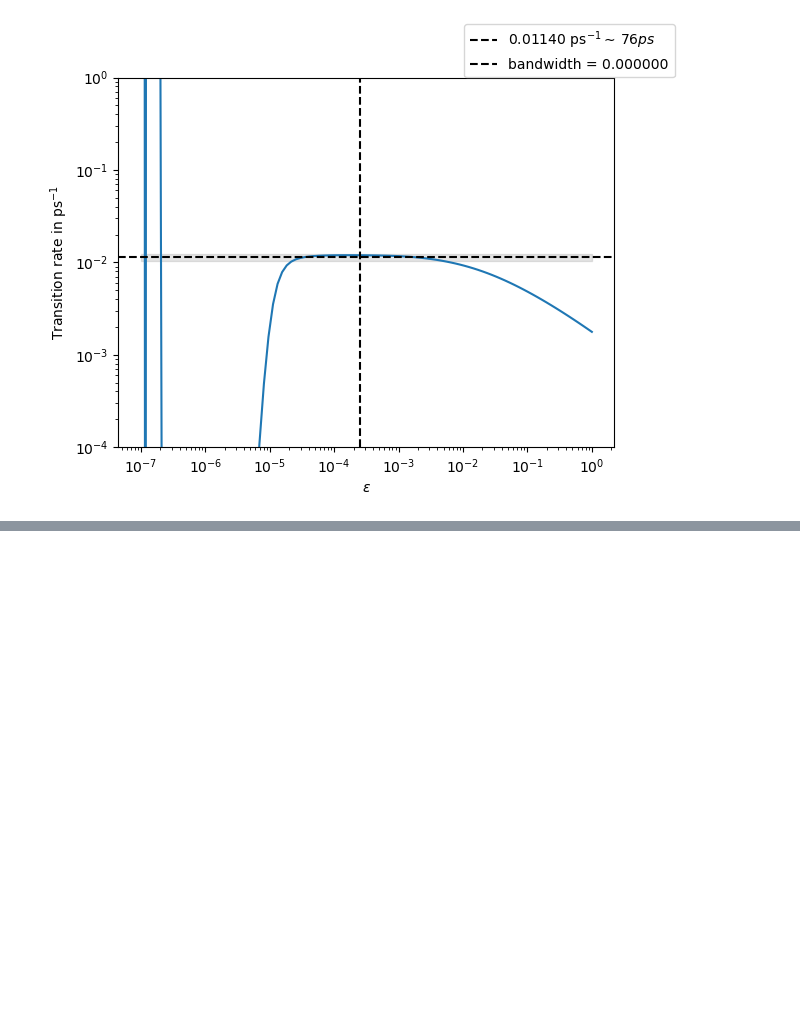
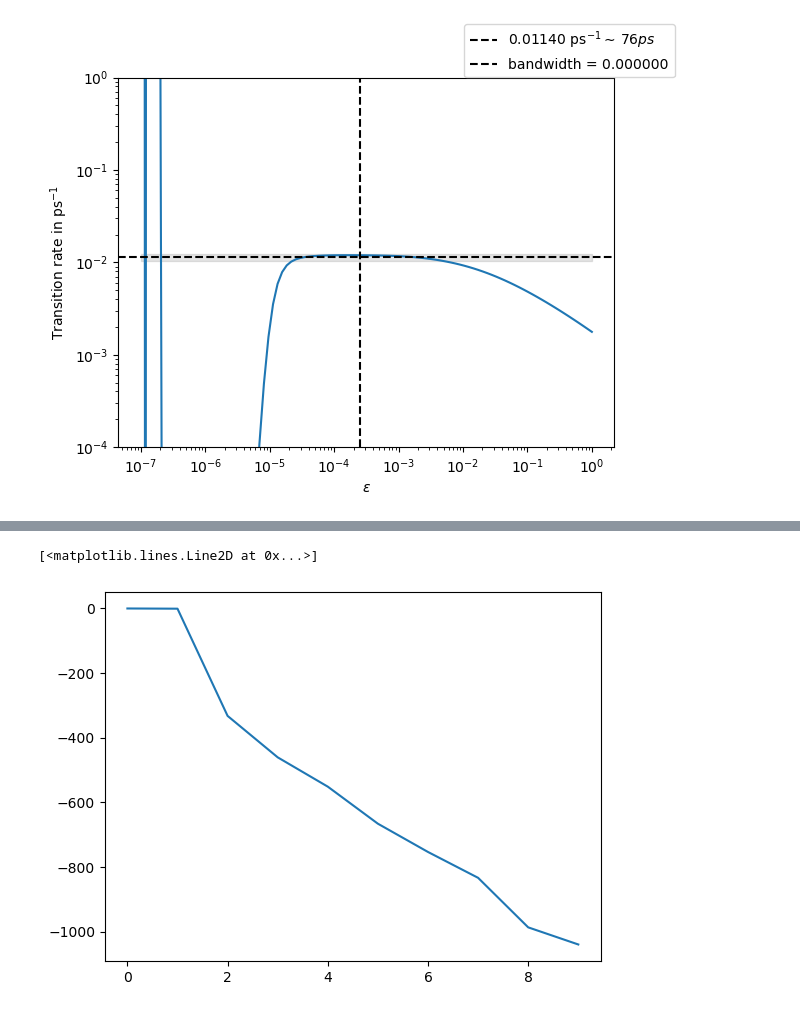
Before and after one commit to ShashankSule/CV_learning_butane, a Jupyter notebook: estimate/transition_analysis_2D.ipynb, the cells around one changed output, grey strips where cells are left out. Drawn from its saved outputs; the diff is of its cells as text; code cells hidden in the pictures; blank space fills up the shorter version.

Commit message:
spectral gap plots

```diff
--- a/estimate/transition_analysis_2D.ipynb
+++ b/estimate/transition_analysis_2D.ipynb
@@ -25,7 +25,7 @@ import scipy as scipy
 # %% [markdown]
 # Load data
 # %%
-data_sim = np.load("cossin.npz", allow_pickle=True)
+data_sim = np.load("data/cossin.npz", allow_pickle=True)
 # %% [markdown]
 ## First plot the Ksum!
 # %%
@@ -99,0 +102,14 @@ trs[opt_index+1]
+# %%
+# pull data first from cossin_sep29
+data_dir = np.load("data/cossinCV_sep29.npz", allow_pickle=True)
+data = data_dir['data']
+Ms = data_dir['diffusion_tensors']
+free_energy = data_dir['free_energy']
+kbT = data_dir['kbT']
+# %%
+# compute dmap
+mmap = dm.TargetMeasureMahalanobisDiffusionMap(epsilon=epsilons[opt_index], num_evecs=10, \
+    diffusion_list=Ms, target_measure=np.exp(-free_energy/kbT))
+# %%
+mmap.construct_generator(data.T)
+mmap.fit(data.T)
@@ -99,0 +125,5 @@ trs[opt_index+1]
+# %%
+plt.plot(mmap.evals/np.abs(mmap.evals[0]))
+# %% [output]
+[<matplotlib.lines.Line2D at 0x...>]
+[figure, added]
```
Also changed, not shown: parts of 8 cells of this notebook, 7 other files.
